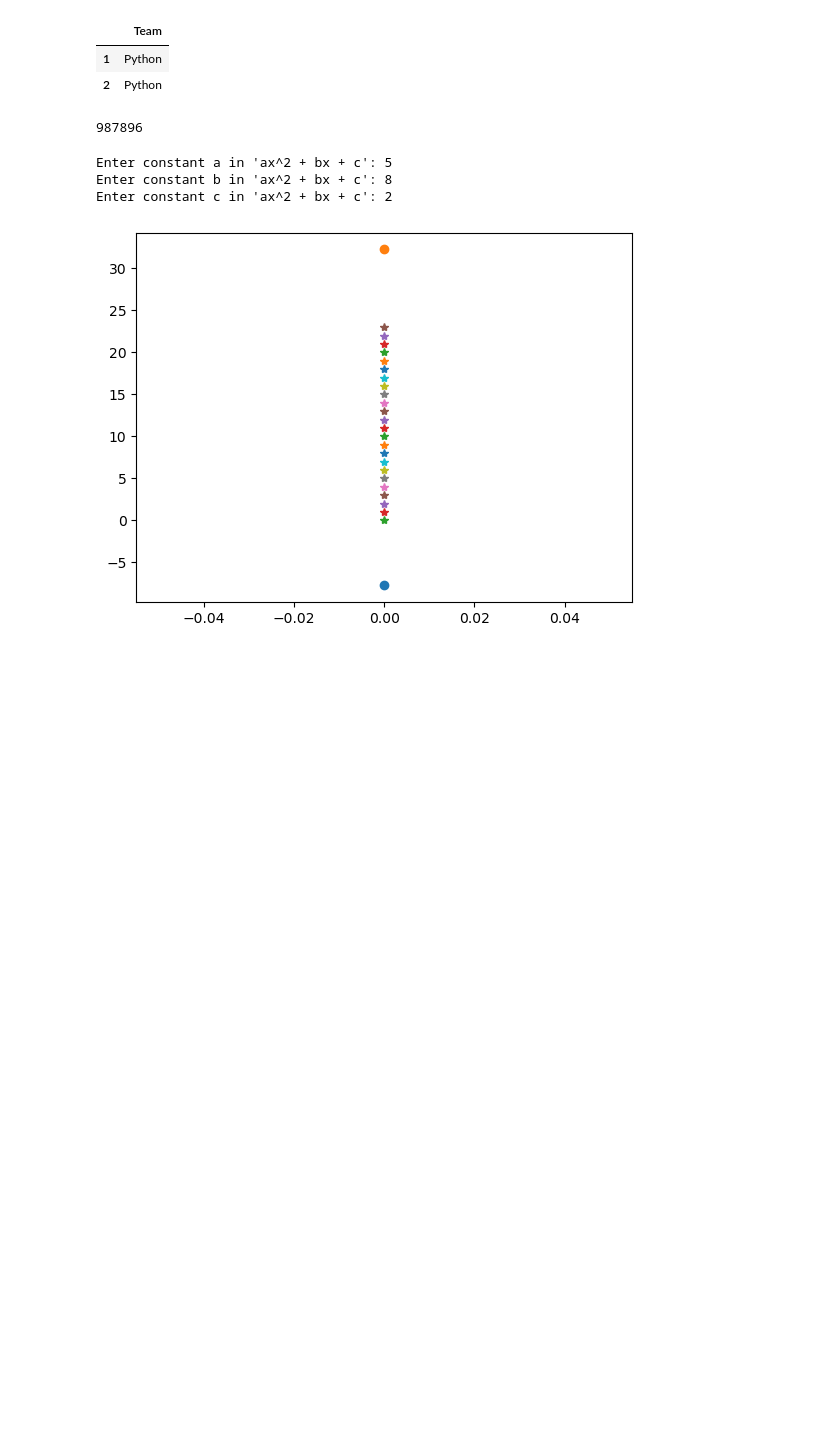
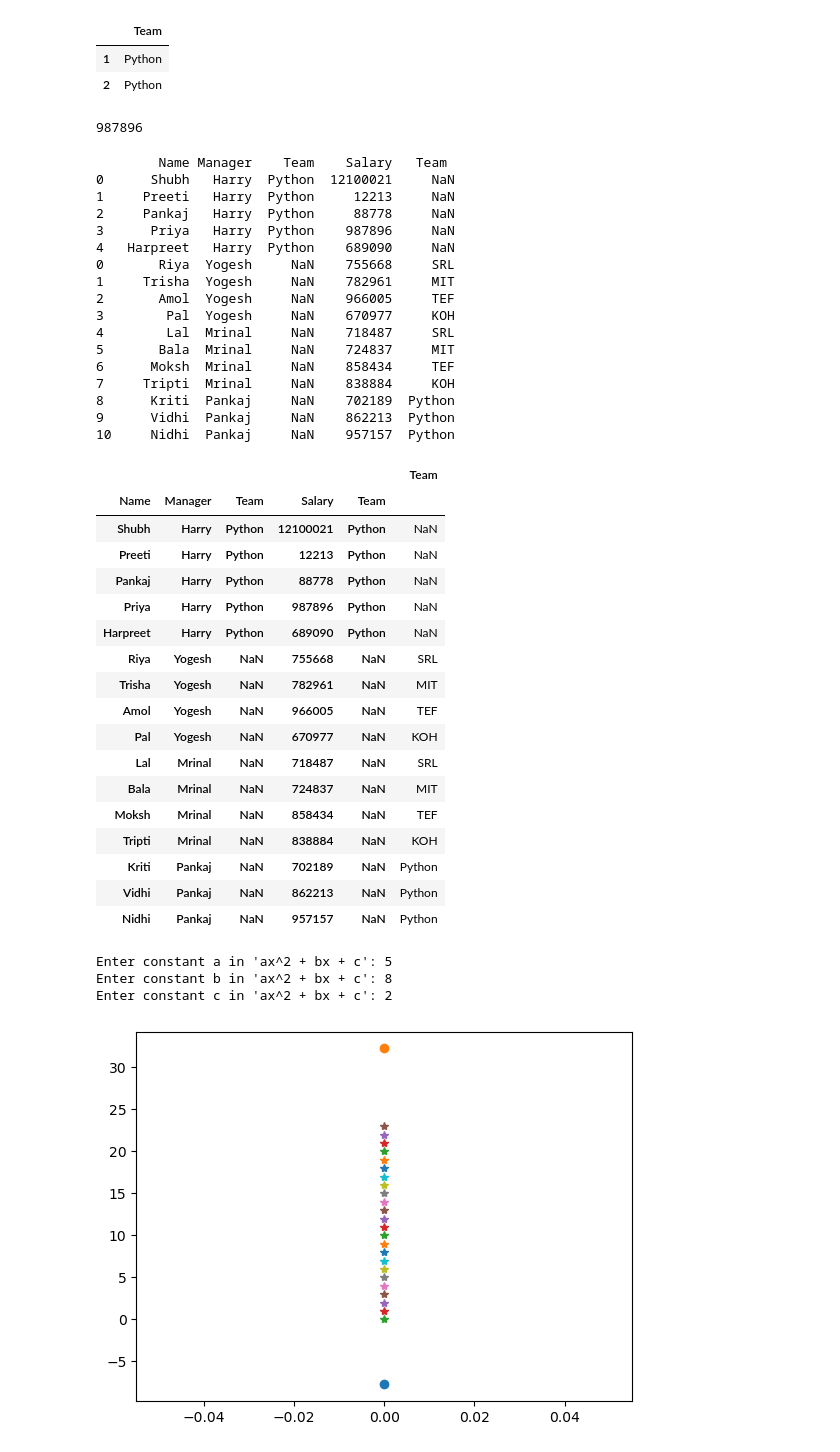
Before and after one commit to shubh747492/Test, a Jupyter notebook: Shubham_Assessment2.ipynb, the cells around one changed output. Drawn from its saved outputs; the diff is of its cells as text; code cells hidden in the pictures; blank space fills up the shorter version.

```diff
--- a/Shubham_Assessment2.ipynb
+++ b/Shubham_Assessment2.ipynb
@@ -413,6 +415,58 @@ df.iloc[1:3,2:3]
 df.iloc[]
 # %% [output]
 987896
+# %%
+import pandas as pd
+exceldata=pd.read_excel('C:/Users/DELL/Desktop/ExcelSample.xlsx')
+object1=[df,exceldata]
+concatdf =pd.concat(object1)
+print(concatdf)
+
+#why team is coming two times?
+
+concatdf.rename(columns={'Team':'TEAM','Team':'TeAm'})
+
+#second Team is not reachable
+
+concatdf.set_index(keys=['Name','Manager','Team', 'Salary','Team'])
+
+#last Team not reachable
+# %% [output]
+        Name Manager    Team    Salary   Team
+0      Shubh   Harry  Python  12100021     NaN
+1     Preeti   Harry  Python     12213     NaN
+2     Pankaj   Harry  Python     88778     NaN
+3      Priya   Harry  Python    987896     NaN
+4   Harpreet   Harry  Python    689090     NaN
+0       Riya  Yogesh     NaN    755668     SRL
+1     Trisha  Yogesh     NaN    782961     MIT
+2       Amol  Yogesh     NaN    966005     TEF
+3        Pal  Yogesh     NaN    670977     KOH
+4        Lal  Mrinal     NaN    718487     SRL
+5       Bala  Mrinal     NaN    724837     MIT
+6      Moksh  Mrinal     NaN    858434     TEF
+7     Tripti  Mrinal     NaN    838884     KOH
+8      Kriti  Pankaj     NaN    702189  Python
+9      Vidhi  Pankaj     NaN    862213  Python
+10     Nidhi  Pankaj     NaN    957157  Python
+|  |  |  |  |  | Team |
+| Name | Manager | Team | Salary | Team |  |
+| Shubh | Harry | Python | 12100021 | Python | NaN |
+| Preeti | Harry | Python | 12213 | Python | NaN |
+| Pankaj | Harry | Python | 88778 | Python | NaN |
+| Priya | Harry | Python | 987896 | Python | NaN |
+| Harpreet | Harry | Python | 689090 | Python | NaN |
+| Riya | Yogesh | NaN | 755668 | NaN | SRL |
+| Trisha | Yogesh | NaN | 782961 | NaN | MIT |
+| Amol | Yogesh | NaN | 966005 | NaN | TEF |
+| Pal | Yogesh | NaN | 670977 | NaN | KOH |
+| Lal | Mrinal | NaN | 718487 | NaN | SRL |
+| Bala | Mrinal | NaN | 724837 | NaN | MIT |
+| Moksh | Mrinal | NaN | 858434 | NaN | TEF |
+| Tripti | Mrinal | NaN | 838884 | NaN | KOH |
+| Kriti | Pankaj | NaN | 702189 | NaN | Python |
+| Vidhi | Pankaj | NaN | 862213 | NaN | Python |
+| Nidhi | Pankaj | NaN | 957157 | NaN | Python |
 # %%
 import matplotlib.pyplot as plt
 import math
```
Also changed, not shown: parts of 14 cells of this notebook.
